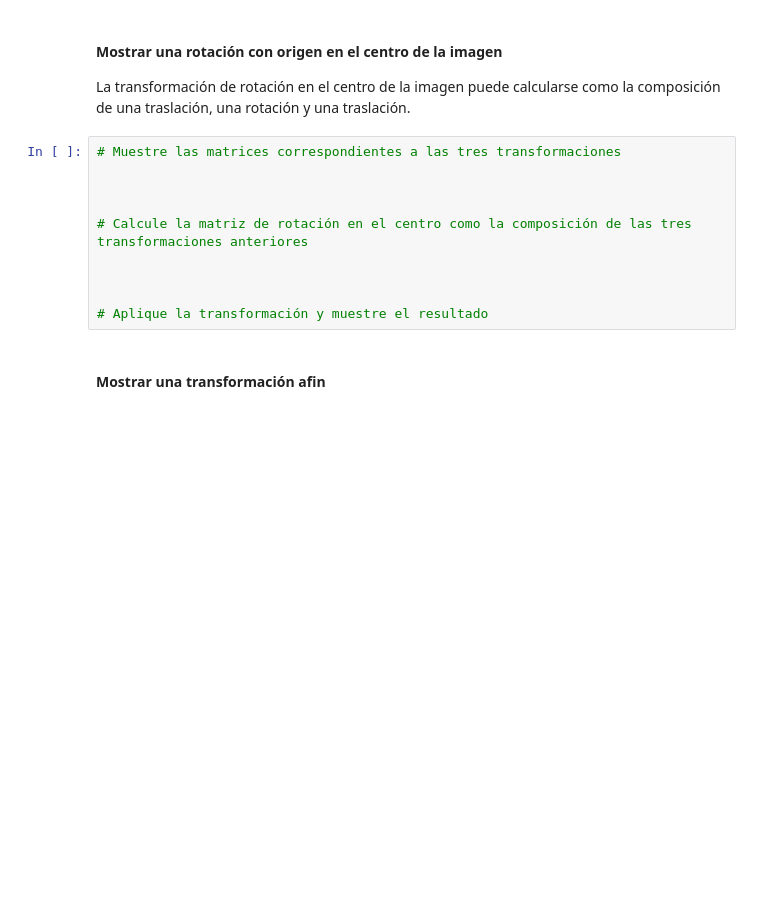
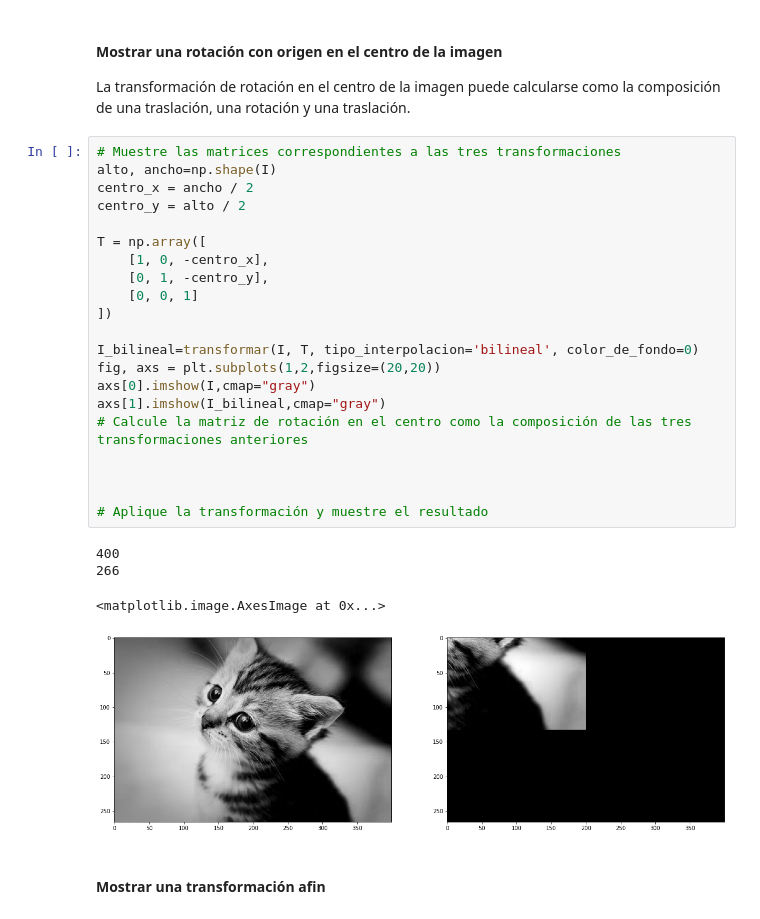
Before and after one commit to victoriatournier/timag, a Jupyter notebook: timag_2023_entregable_2/timag-2023-entregable2.ipynb, the cells around one changed output. Drawn from its saved outputs; the diff is of its cells as text; blank space fills up the shorter version.

```diff
--- a/timag_2023_entregable_2/timag-2023-entregable2.ipynb
+++ b/timag_2023_entregable_2/timag-2023-entregable2.ipynb
@@ -125,14 +231,30 @@ https://scikit-image.org/docs/stable/auto_examples/transform/plot_transform_type
 La transformación de rotación en el centro de la imagen puede calcularse como la composición de una traslación, una rotación y una traslación.
 # %%
 # Muestre las matrices correspondientes a las tres transformaciones
+alto, ancho=np.shape(I)
+centro_x = ancho / 2
+centro_y = alto / 2
 
+T = np.array([
+    [1, 0, -centro_x],
+    [0, 1, -centro_y],
+    [0, 0, 1]
+])
 
-
+I_bilineal=transformar(I, T, tipo_interpolacion='bilineal', color_de_fondo=0)
+fig, axs = plt.subplots(1,2,figsize=(20,20))
+axs[0].imshow(I,cmap="gray")
+axs[1].imshow(I_bilineal,cmap="gray")
 # Calcule la matriz de rotación en el centro como la composición de las tres transformaciones anteriores
 
 
 
 # Aplique la transformación y muestre el resultado
+# %% [output]
+400
+266
+<matplotlib.image.AxesImage at 0x...>
+[figure, added]
 # %% [markdown]
 #### Mostrar una transformación afin
 # %% [markdown]
```
Also changed, not shown: parts of 6 cells of this notebook, 2 other files.
